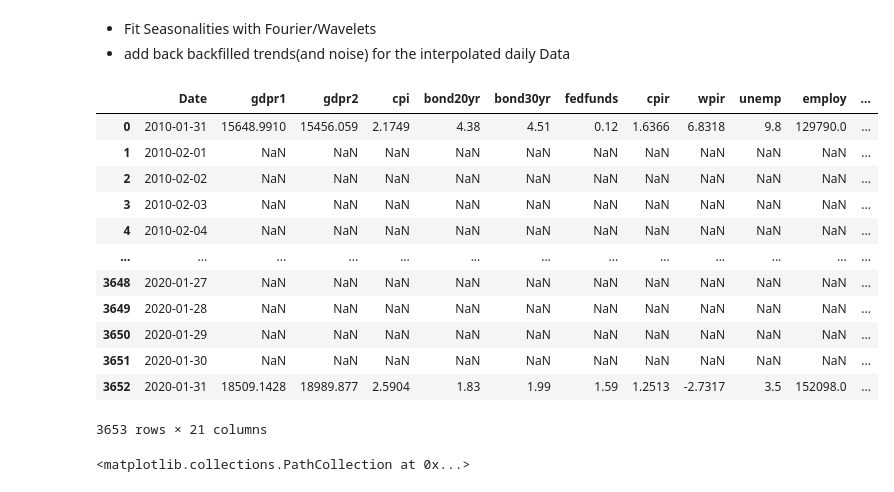
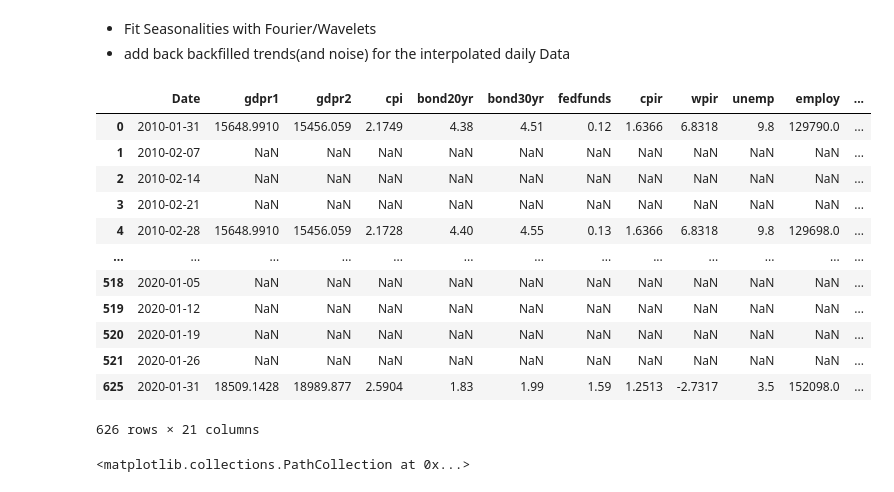
Before and after one commit to ElinorCheng/STA561, a Jupyter notebook: predictors/predictor_prep.ipynb, the cells around one changed output. Cells and saved outputs as stored; diff of their text form; code cells hidden in the pictures.

```diff
--- a/predictors/predictor_prep.ipynb
+++ b/predictors/predictor_prep.ipynb
@@ -168,27 +168,27 @@ See the caveats in the documentation: https://pandas.pydata.org/pandas-docs/stab
 - Fit Seasonalities with Fourier/Wavelets
 - add back backfilled trends(and noise) for the interpolated daily Data
 # %%
-Date_df = pd.DataFrame(pd.date_range(start="2010-01-31",end="2020-01-31").to_pydatetime(),columns=['Date'])
+Date_df = pd.DataFrame(pd.date_range(start="2010-01-31",end="2020-01-31",freq='W').to_pydatetime(),columns=['Date'])
 Date_df['Date'] = [d.to_pydatetime() for d in Date_df.loc[:,'Date']]
 
 macro_df = pd.merge(Date_df,macro_use, left_on='Date', right_on='datadate',how='outer')
 macro_df.loc[macro_df.Date.isna(),'Date'] = macro_df.loc[macro_df.Date.isna(),'datadate']
 macro_df = macro_df.sort_values(by='Date').drop('datadate',axis=1)
 macro_df
 # %% [output]
 |  | Date | gdpr1 | gdpr2 | cpi | bond20yr | bond30yr | fedfunds | cpir | wpir | unemp | employ | ... |
 | 0 | 2010-01-31 | 15648.9910 | 15456.059 | 2.1749 | 4.38 | 4.51 | 0.12 | 1.6366 | 6.8318 | 9.8 | 129790.0 | ... |
-| 1 | 2010-02-01 | NaN | NaN | NaN | NaN | NaN | NaN | NaN | NaN | NaN | NaN | ... |
-| 2 | 2010-02-02 | NaN | NaN | NaN | NaN | NaN | NaN | NaN | NaN | NaN | NaN | ... |
-| 3 | 2010-02-03 | NaN | NaN | NaN | NaN | NaN | NaN | NaN | NaN | NaN | NaN | ... |
-| 4 | 2010-02-04 | NaN | NaN | NaN | NaN | NaN | NaN | NaN | NaN | NaN | NaN | ... |
+| 1 | 2010-02-07 | NaN | NaN | NaN | NaN | NaN | NaN | NaN | NaN | NaN | NaN | ... |
+| 2 | 2010-02-14 | NaN | NaN | NaN | NaN | NaN | NaN | NaN | NaN | NaN | NaN | ... |
+| 3 | 2010-02-21 | NaN | NaN | NaN | NaN | NaN | NaN | NaN | NaN | NaN | NaN | ... |
+| 4 | 2010-02-28 | 15648.9910 | 15456.059 | 2.1728 | 4.40 | 4.55 | 0.13 | 1.6366 | 6.8318 | 9.8 | 129698.0 | ... |
 | ... | ... | ... | ... | ... | ... | ... | ... | ... | ... | ... | ... | ... |
-| 3648 | 2020-01-27 | NaN | NaN | NaN | NaN | NaN | NaN | NaN | NaN | NaN | NaN | ... |
-| 3649 | 2020-01-28 | NaN | NaN | NaN | NaN | NaN | NaN | NaN | NaN | NaN | NaN | ... |
-| 3650 | 2020-01-29 | NaN | NaN | NaN | NaN | NaN | NaN | NaN | NaN | NaN | NaN | ... |
-| 3651 | 2020-01-30 | NaN | NaN | NaN | NaN | NaN | NaN | NaN | NaN | NaN | NaN | ... |
-| 3652 | 2020-01-31 | 18509.1428 | 18989.877 | 2.5904 | 1.83 | 1.99 | 1.59 | 1.2513 | -2.7317 | 3.5 | 152098.0 | ... |
+| 518 | 2020-01-05 | NaN | NaN | NaN | NaN | NaN | NaN | NaN | NaN | NaN | NaN | ... |
+| 519 | 2020-01-12 | NaN | NaN | NaN | NaN | NaN | NaN | NaN | NaN | NaN | NaN | ... |
+| 520 | 2020-01-19 | NaN | NaN | NaN | NaN | NaN | NaN | NaN | NaN | NaN | NaN | ... |
+| 521 | 2020-01-26 | NaN | NaN | NaN | NaN | NaN | NaN | NaN | NaN | NaN | NaN | ... |
+| 625 | 2020-01-31 | 18509.1428 | 18989.877 | 2.5904 | 1.83 | 1.99 | 1.59 | 1.2513 | -2.7317 | 3.5 | 152098.0 | ... |
-3653 rows × 21 columns
+626 rows × 21 columns
 # %%
 import matplotlib.pyplot as plt
 # %%
```
Also changed, not shown: parts of 9 cells of this notebook, 21 other files.
